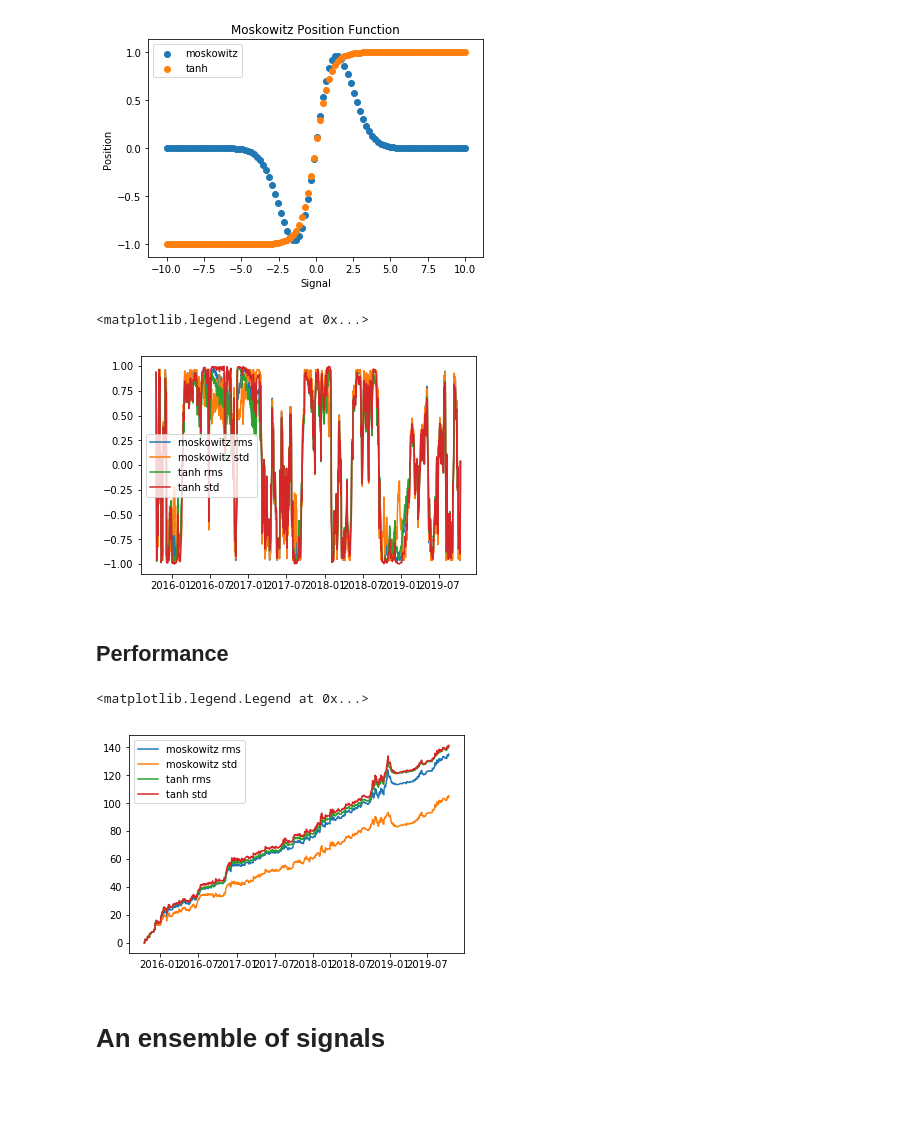
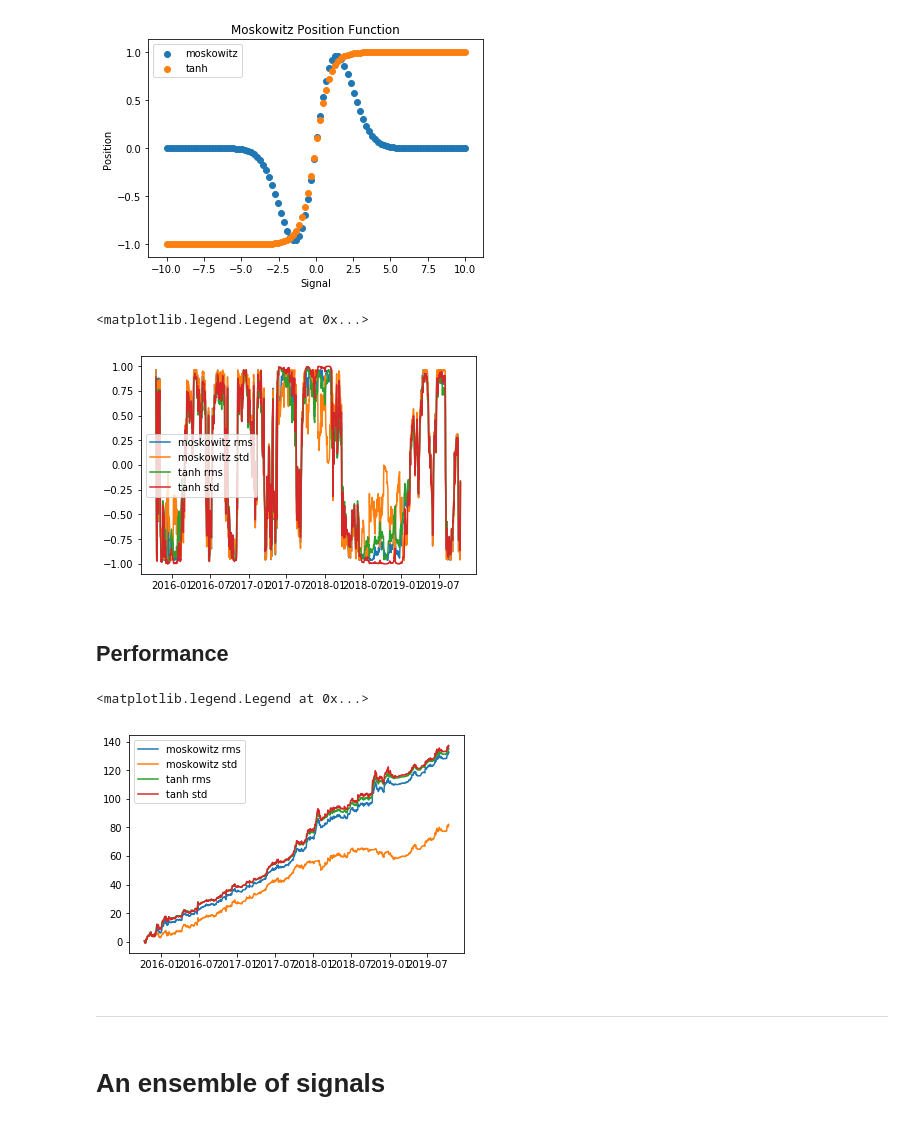
Before and after one commit to Joearrowsmith/Algothon_2019_Workshops, a Jupyter notebook: Introduction_to_Financial_Machine_Learning.ipynb, the cells around one changed output. Drawn from its saved outputs; the diff is of its cells as text; code cells hidden in the pictures; blank space fills up the shorter version.

```diff
--- a/Introduction_to_Financial_Machine_Learning.ipynb
+++ b/Introduction_to_Financial_Machine_Learning.ipynb
@@ -66,7 +66,7 @@ figsize = (12,4)
 start = '2015-10-11'
 end = '2019-10-11'
 
-data = quandl.get('EOD/SMLF', start_date=start, end_date=end) #EOD/SMLF
+data = quandl.get('EOD/BLK', start_date=start, end_date=end)
 close = data['Close']
 close.head()
 # %% [output]
@@ -233,15 +233,16 @@ moskowitz_std_pos = moskowitz_pos_func(std_macd)
 tanh_rms_pos = tanh_pos_func(rms_macd)
 tanh_std_pos = tanh_pos_func(std_macd)
 # %%
+plt.figure(figsize=figsize)
 plt.plot(moskowitz_rms_pos, label='moskowitz rms')
 plt.plot(moskowitz_std_pos, label='moskowitz std')
 plt.plot(tanh_rms_pos, label='tanh rms')
 plt.plot(tanh_std_pos, label='tanh std')
 
 plt.legend()
 # %% [output]
 <matplotlib.legend.Legend at 0x...>
-[figure, old version]
+[figure, new version]
 # %% [markdown]
 ## Performance
 # %%
@@ -252,6 +253,7 @@ moskowitz_std_perf = target_rets * moskowitz_std_pos
 tanh_rms_perf = target_rets * tanh_rms_pos
 tanh_std_perf = target_rets * tanh_std_pos
 # %%
+plt.figure(figsize=figsize)
 plt.plot(np.cumsum(moskowitz_rms_perf), label='moskowitz rms')
 plt.plot(np.cumsum(moskowitz_std_perf), label='moskowitz std')
 plt.plot(np.cumsum(tanh_rms_perf), label='tanh rms')
@@ -260,7 +262,11 @@ plt.plot(np.cumsum(tanh_std_perf), label='tanh std')
 plt.legend()
 # %% [output]
 <matplotlib.legend.Legend at 0x...>
-[figure, old version]
+[figure, new version]
+# %% [markdown]
+
+
+---
 # %% [markdown]
 # An ensemble of signals
 # %%
```
Also changed, not shown: parts of 31 cells of this notebook.
